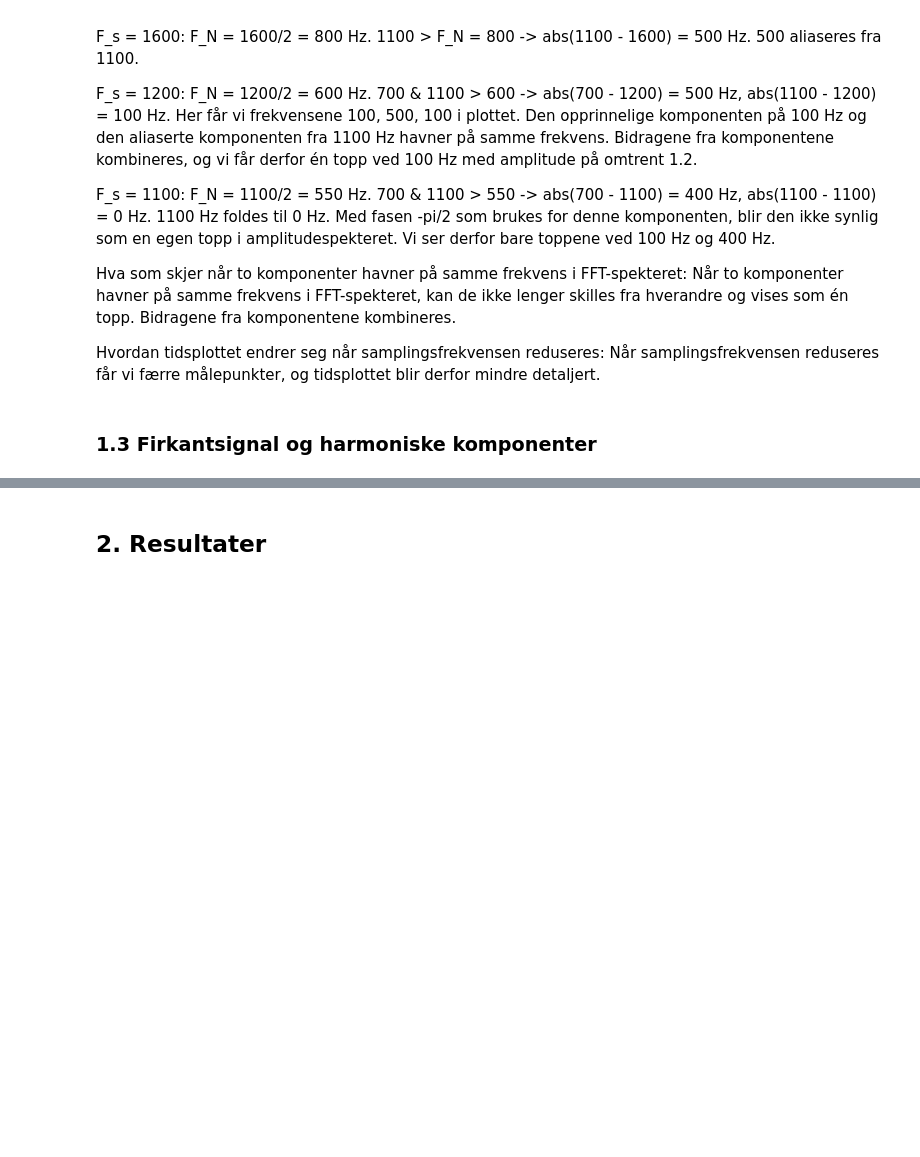
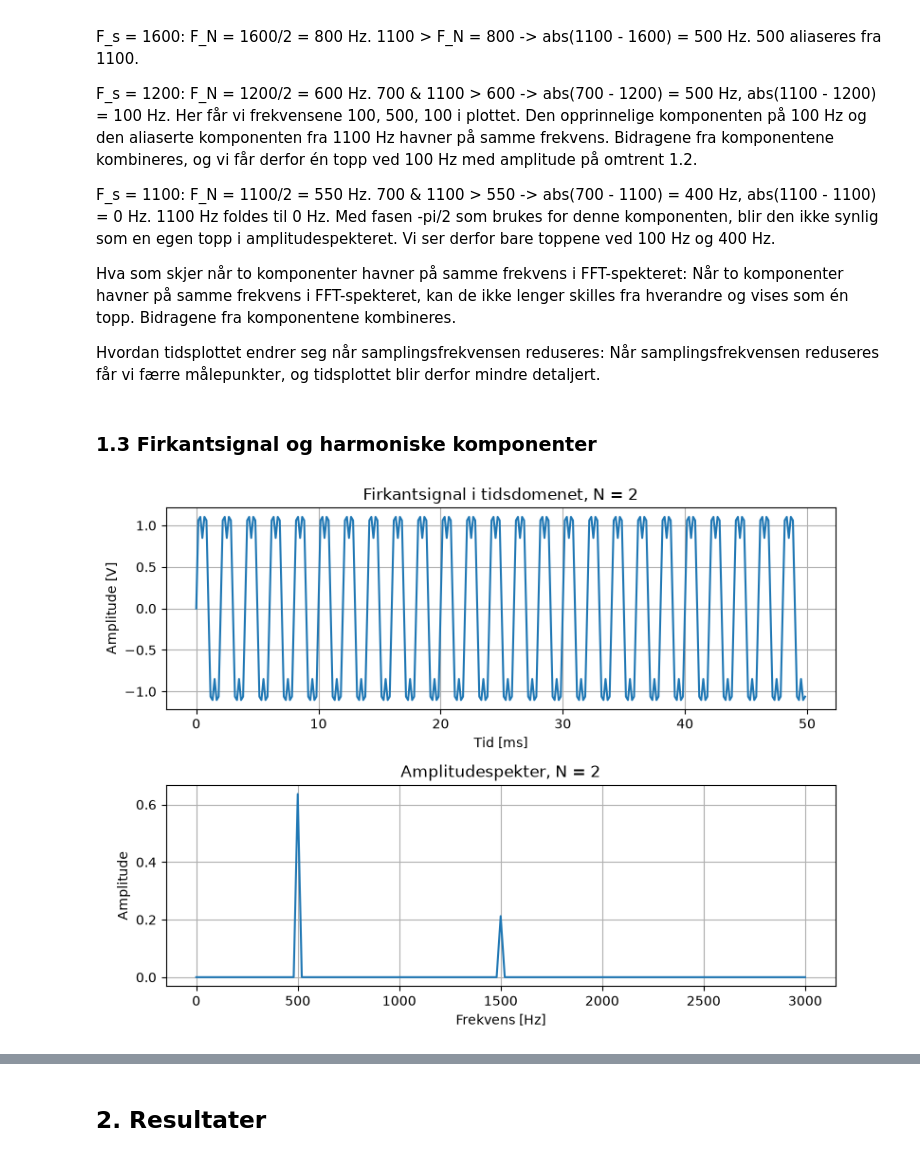
Before and after one commit to andrevdal/PHYS116_lab1, a Jupyter notebook: lab1_rapport.ipynb, the cells around one changed output, grey strips where cells are left out. Cells and saved outputs as stored; diff of their text form; code cells hidden in the pictures; blank space fills up the shorter version.

```diff
--- a/lab1_rapport.ipynb
+++ b/lab1_rapport.ipynb
@@ -202,14 +202,52 @@ sd.wait()
 # %% [markdown]
 ### 1.3 Firkantsignal og harmoniske komponenter
 # %%
-N = ... #antall harmoniske
+F0 = 500
+A = 1.0
 
-harmonics = ... #odde harmoniske av f0
+N = 2  # antall harmoniske
 
-Ak = ... #amplituden til hver harmoniske
+n = np.arange(1, 2*N, 2)  # oddetallene
+harmonics = n * F0        # odde harmoniske av F0
 
-phik = ... #fase til alle komponentene
+Ak = 4 * A / (np.pi * n)  # amplituden til hver harmoniske
 
-Xk = ... #kombiner amplitude og fase
+phik = -np.pi/2 * np.ones(N)  # fase til alle komponentene
+
+Xk = Ak * np.exp(1j * phik)   # kombinerer amplitude og fase
 # %%
 # Egen Kode med kommentarer
+fs = 4 * (2*N - 1) * F0
+
+# Lager signalet med tildligere gitt funksjon
+signal, t = syn_sin(
+    fk=harmonics,
+    Xk=Xk,
+    fs=fs,
+    dur=dur,
+)
+
+# Lager amplitude sprektrum med tidligere gitt funksjon
+freq, amplitude = amplitude_spectrum(signal, fs)
+
+# Initialiserer plottene som skal brukes
+fig, (ax1, ax2) = plt.subplots(2, 1, figsize=(8, 6))
+
+# Tidsplott
+ax1.plot(t * 1000, signal)
+ax1.set_title("Firkantsignal i tidsdomenet, N = 2")
+ax1.set_xlabel("Tid [ms]")
+ax1.set_ylabel("Amplitude [V]")
+ax1.grid(True)
+
+# Frekvensplott
+ax2.plot(freq, amplitude)
+ax2.set_title("Amplitudespekter, N = 2")
+ax2.set_xlabel("Frekvens [Hz]")
+ax2.set_ylabel("Amplitude")
+ax2.grid(True)
+
+plt.tight_layout()
+plt.show()
+# %% [output]
+[figure, added]
```
Also changed, not shown: parts of 5 cells of this notebook.
